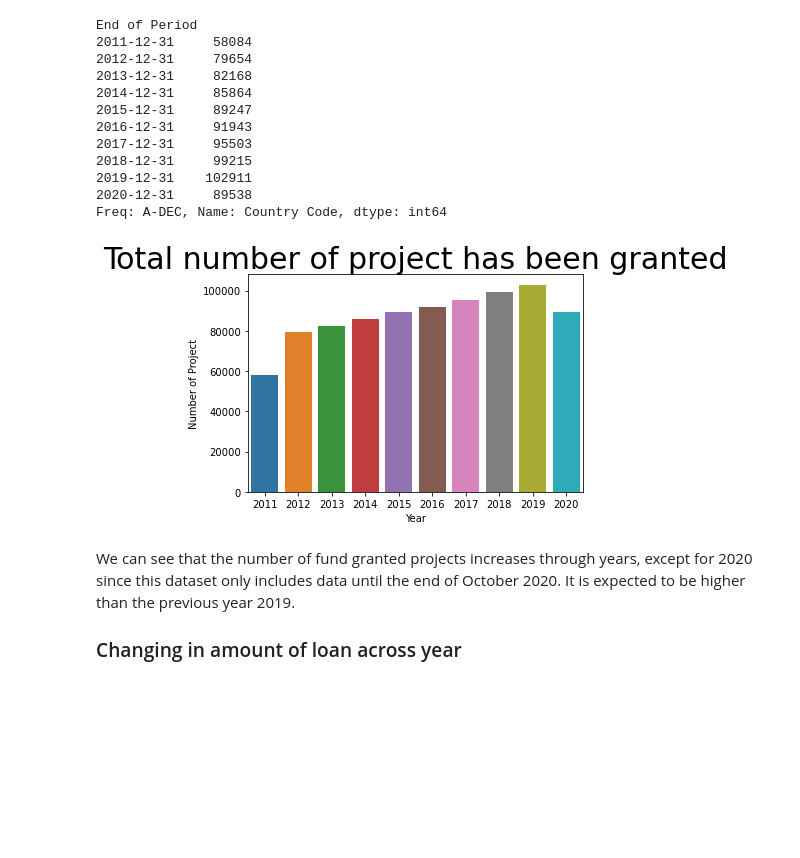
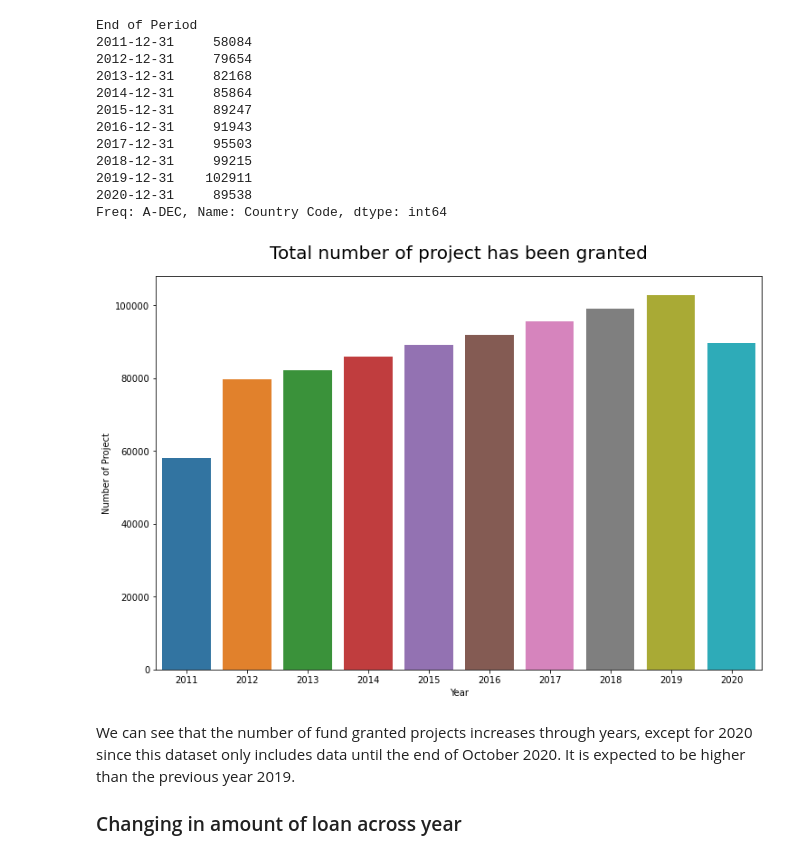
Before and after one commit to vuchau8592/project_data_tidy, a Jupyter notebook: Tidy_dataset.ipynb, the cells around one changed output. Cells and saved outputs as stored; diff of their text form; code cells hidden in the pictures; blank space fills up the shorter version.

```diff
--- a/Tidy_dataset.ipynb
+++ b/Tidy_dataset.ipynb
@@ -447,14 +447,15 @@ End of Period
 2020-12-31     89538
 Freq: A-DEC, Name: Country Code, dtype: int64
 # %%
+plt.figure(figsize=(12,8))
 ax = sns.barplot(x=a.index.year, y=a.values, data = a)
-ax.set_title("Total number of project has been granted",fontsize=30)
+ax.set_title("Total number of project has been granted",fontsize=20, y=1.03)
 ax.set_xlabel("Year")
 ax.set_ylabel("Number of Project")
 ax.set_yticks(np.arange(0,120000,20000))
 plt.show()
 # %% [output]
-[figure, old version]
+[figure, new version]
 # %% [markdown]
 We can see that the number of fund granted projects increases through years, except for 2020 since this dataset only includes data until the end of October 2020. It is expected to be higher than the previous year 2019.
 
```
Also changed, not shown: parts of 4 cells of this notebook.
